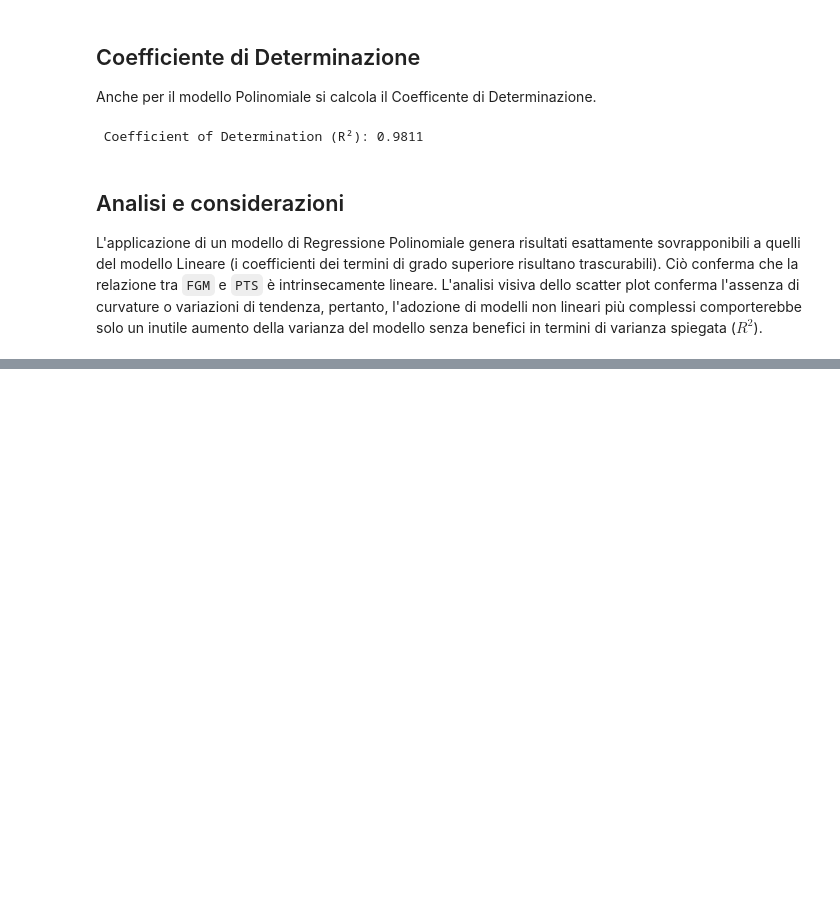
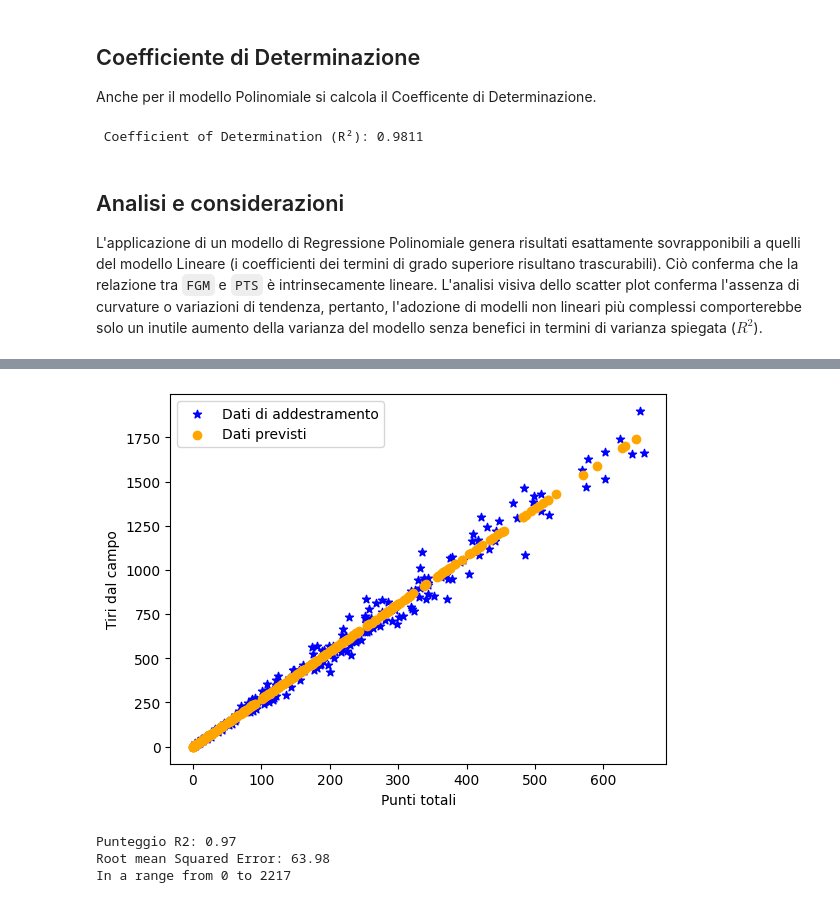
Before and after one commit to giuseppepiolacastellana-oss/Nba-Player-Stats-Analysis-, a Jupyter notebook: Progetto.ipynb, the cells around one changed output, grey strips where cells are left out. Cells and saved outputs as stored; diff of their text form; code cells hidden in the pictures; blank space fills up the shorter version.

```diff
--- a/Progetto.ipynb
+++ b/Progetto.ipynb
@@ -226,0 +255,27 @@ L'applicazione di un modello di Regressione Polinomiale genera risultati esattam
+# %%
+from math import sqrt
+y_prediction = linear_regression.predict(X_test)
+
+plt.scatter(X_train, y_train, color='blue', label='Dati di addestramento', marker='*')
+plt.scatter(X_test, y_prediction, color='orange', label='Dati previsti')
+
+plt.legend()
+plt.ylabel('Tiri dal campo')
+plt.xlabel('Punti totali')
+plt.show()
+# %% [output]
+[figure, added]
+# %%
+print(f"Punteggio R2: {r2_score(y_test, y_prediction):.2f}")
+MSE = mean_squared_error(y_test, y_prediction)
+RMSE = (sqrt(MSE))
+
+print(f"Root mean Squared Error: {RMSE:.2f}")
+
+max_value = y_test.values.max()
+min_value = y_test.values.min()
+print(f"In a range from {min_value} to {max_value}")
+# %% [output]
+Punteggio R2: 0.97
+Root mean Squared Error: 63.98
+In a range from 0 to 2217
```
Also changed, not shown: parts of 6 cells of this notebook.
